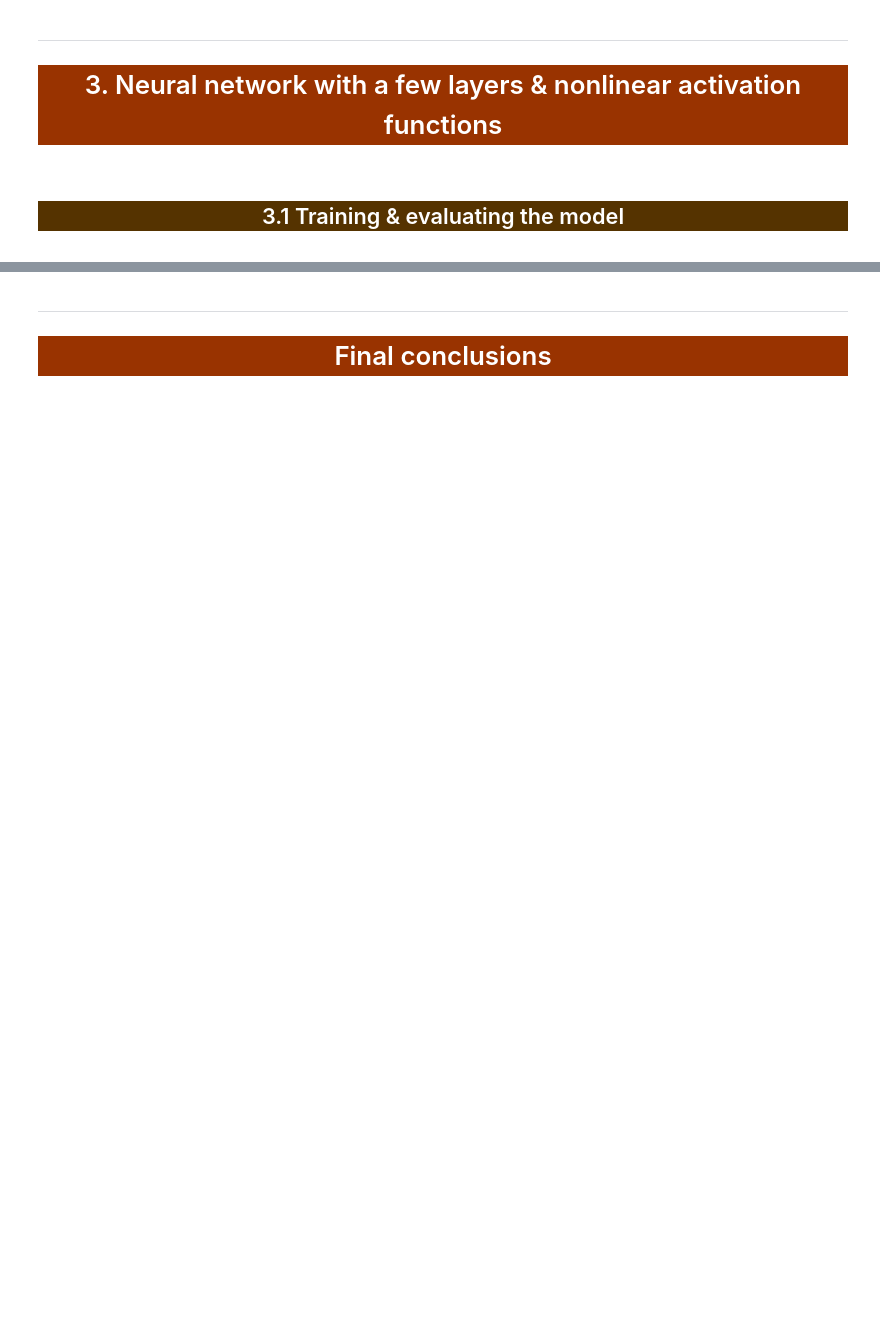
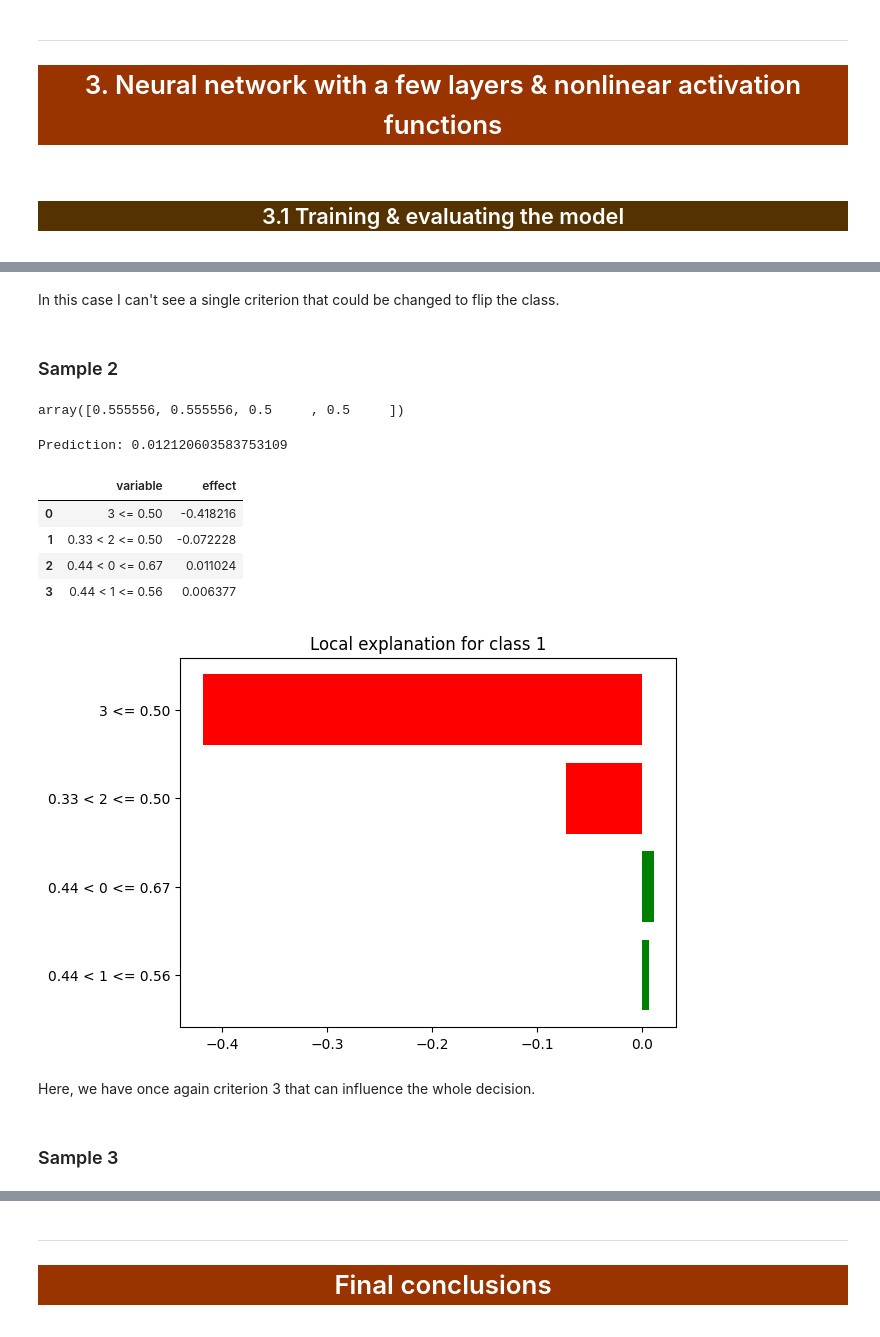
Before and after one commit to istepka/decision-analysis, a Jupyter notebook: project3/report.ipynb, the cells around one changed output, grey strips where cells are left out. Saved outputs shown, nothing was run; the diff lists cells and outputs as text; code cells hidden in the pictures; blank space fills up the shorter version.

```diff
--- a/project3/report.ipynb
+++ b/project3/report.ipynb
@@ -630,7 +680,9 @@ Precision-Recall AUC: 0.8986
 # %%
 NO_SAMPLES = 3
-RANDOM_STATE = 2
+RANDOM_STATE = 1
 sample = X_test.sample(NO_SAMPLES, random_state=RANDOM_STATE)
 pprint(sample)
+
+sample = [sample.iloc[i].values for i in range(NO_SAMPLES)]
 # %% [output]
             0         1         2         3
@@ -640,3 +692,13 @@ pprint(sample)
-# %%
-explainer = dx.Explainer(pref_xgb.model, X_train, y_train) # TODO CHANGE
-explanations = explain_samples(sample, explainer)
+# %%
+def explain_samples_torch(samples, explainer, model):
+    explanations = []
+    for i in range(len(samples)):
+        sample = samples[i]
+        print(sample)
+        sample_explanation = explainer.predict_surrogate(sample, predict_fn=model.predict_proba)
+        prediction = model.predict(sample)
+        explanations.append((sample, prediction, sample_explanation))
+    return explanations
+
+print(X_train_pt.shape)
+explainer = dx.Explainer(model, X_train_pt.reshape(-1, NO_CRITERIA), y_train_pt, predict_function=model.predict_proba)
@@ -642,0 +723,2 @@ explanations = explain_samples(sample, explainer)
+# %%
+explanations = explain_samples_torch(sample, explainer, model)
@@ -647,0 +745,22 @@ display(explanations[0][2].result)
+# %% [markdown]
+In this case I can't see a single criterion that could be changed to flip the class.
+# %% [markdown]
+### Sample 2
+# %%
+display(explanations[1][0])
+print(f"Prediction: {explanations[1][1]}")
+explanations[1][2].plot()
+display(explanations[1][2].result)
+# %% [output]
+array([0.555556, 0.555556, 0.5     , 0.5     ])
+Prediction: 0.012120603583753109
+|  | variable | effect |
+| 0 | 3 <= 0.50 | -0.418216 |
+| 1 | 0.33 < 2 <= 0.50 | -0.072228 |
+| 2 | 0.44 < 0 <= 0.67 | 0.011024 |
+| 3 | 0.44 < 1 <= 0.56 | 0.006377 |
+[figure, added]
+# %% [markdown]
+Here, we have once again criterion 3 that can influence the whole decision.
+# %% [markdown]
+### Sample 3
```
Also changed, not shown: parts of 36 cells of this notebook, 7 other files.
